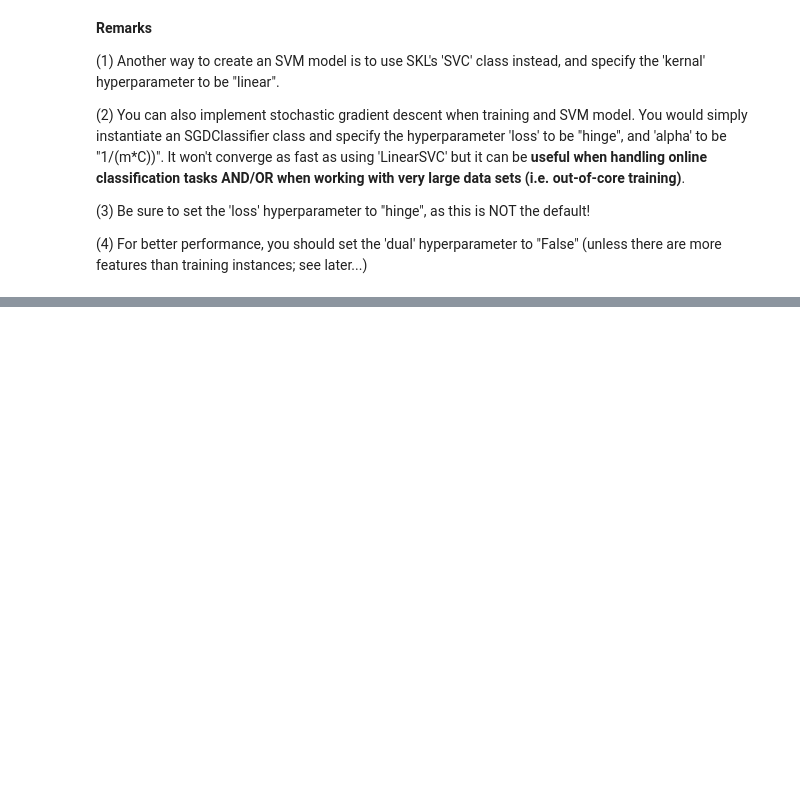
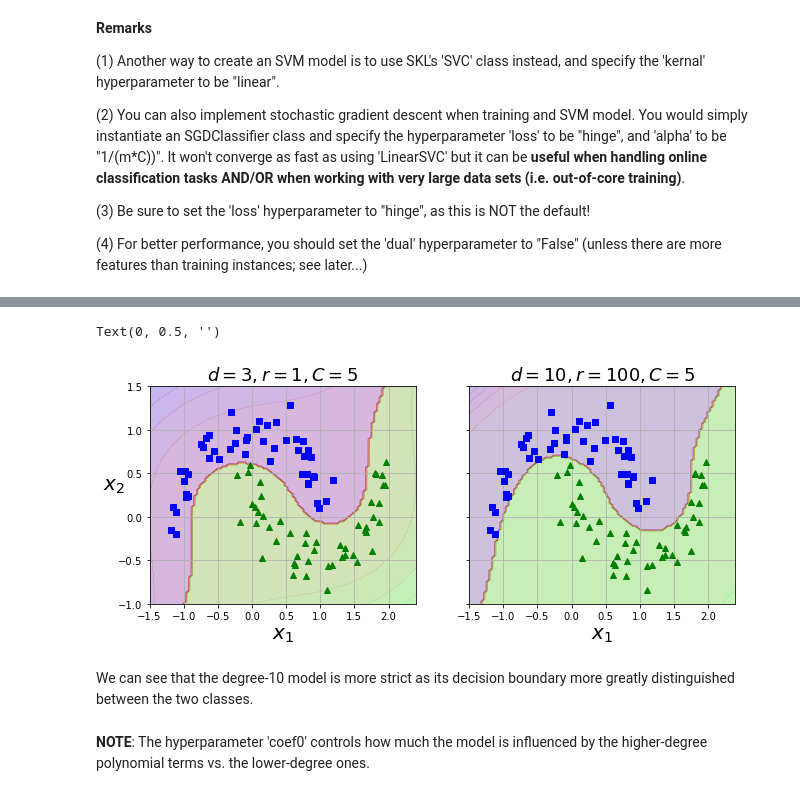
Before and after one commit to aj112358/ML_Notes, a Jupyter notebook: 05_Support_Vector_Machines/05_Support_Vector_Machines.ipynb, the cells around one changed output, grey strips where cells are left out. Drawn from its saved outputs; the diff is of its cells as text; code cells hidden in the pictures; blank space fills up the shorter version.

```diff
--- a/05_Support_Vector_Machines/05_Support_Vector_Machines.ipynb
+++ b/05_Support_Vector_Machines/05_Support_Vector_Machines.ipynb
@@ -113,0 +187,8 @@ plt.axis([4, 5.9, 0.8, 2.8])
+# %%
+from sklearn.svm import SVC
+
+deg = 3
+poly_kernel_svm_classifier_deg3 = Pipeline([
+    ("scaler", StandardScaler()),
+    ("svm_clf", SVC(kernel="poly", degree=deg, coef0=1, C=5))
+])
@@ -113,0 +200,6 @@ plt.axis([4, 5.9, 0.8, 2.8])
+# %%
+deg = 10
+poly_kernel_svm_classifier_deg10 = Pipeline([
+    ("scaler", StandardScaler()),
+    ("svm_clf", SVC(kernel="poly", degree=deg, coef0=1, C=5))
+])
@@ -113,0 +211,20 @@ plt.axis([4, 5.9, 0.8, 2.8])
+# %%
+fig, axes = plt.subplots(ncols=2, figsize=(10.5, 4), sharey=True)
+
+plt.sca(axes[0])
+plot_predictions(poly_kernel_svm_classifier_deg3, [-1.5, 2.45, -1, 1.5])
+plot_dataset(X, y, [-1.5, 2.4, -1, 1.5])
+plt.title(r"$d=3, r=1, C=5$", fontsize=18)
+
+plt.sca(axes[1])
+plot_predictions(poly_kernel_svm_classifier_deg10, [-1.5, 2.45, -1, 1.5])
+plot_dataset(X, y, [-1.5, 2.4, -1, 1.5])
+plt.title(r"$d=10, r=100, C=5$", fontsize=18)
+plt.ylabel("")
+# %% [output]
+Text(0, 0.5, '')
+[figure, added]
+# %% [markdown]
+We can see that the degree-10 model is more strict as its decision boundary more greatly distinguished between the two classes.
+# %% [markdown]
+**NOTE**: The hyperparameter 'coef0' controls how much the model is influenced by the higher-degree polynomial terms vs. the lower-degree ones.
```
Also changed, not shown: parts of 16 cells of this notebook.
